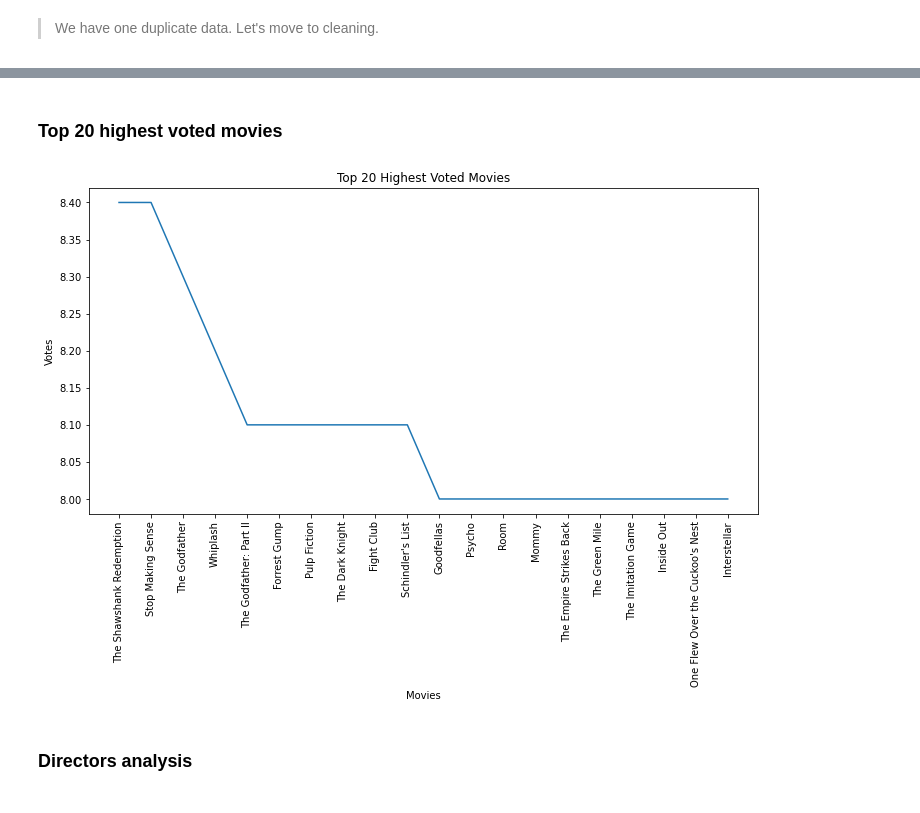
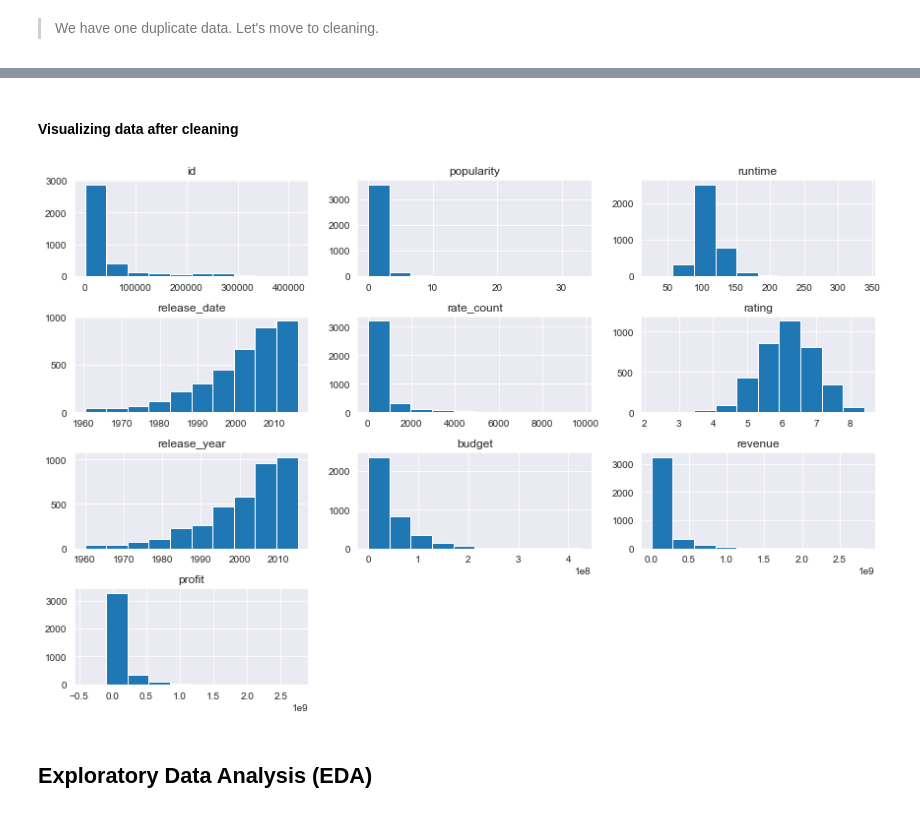
Before and after one commit to mathias-mike/Analyzing-Data, a Jupyter notebook: TMDB Movie Data Analysis/tmdb-movie.ipynb, the cells around one changed output, grey strips where cells are left out. Saved outputs shown, nothing was run; the diff lists cells and outputs as text; code cells hidden in the pictures.

```diff
--- a/TMDB Movie Data Analysis/tmdb-movie.ipynb
+++ b/TMDB Movie Data Analysis/tmdb-movie.ipynb
@@ -335,0 +182,3 @@ def split_column(dframe, column, sep):
+# %%
+df = df.query('budget > 1000 and revenue > 1000')
+df.shape
@@ -335,0 +189,3 @@ def split_column(dframe, column, sep):
+# %%
+df.dropna(inplace=True)
+df.shape
@@ -335,0 +203,6 @@ def split_column(dframe, column, sep):
+# %%
+# First format the release date to mm/dd/yyyy
+for i in df.index:
+    df.loc[i, 'release_date'] = df.release_date[i][:-2] + str(df.release_year[i])
+
+df.head(1)
@@ -335,0 +220,3 @@ def split_column(dframe, column, sep):
+# %%
+df['profit'] = df.revenue - df.budget
+df.shape
@@ -336,17 +246,13 @@ def split_column(dframe, column, sep):
+# %% [markdown]
+#### Visualizing data after cleaning
+# %%
+df.hist(figsize=(12, 8))
+plt.tight_layout();
+# %% [output]
+[figure, added]
+# %% [markdown]
+<a class="anchor" id='eda'></a>
+## Exploratory Data Analysis (EDA)
 # %%
 # Defining standard colors for plot
 std_colors = ['#1f77b4', '#ff7f0e', '#2ca02c', '#d62728', '#9467bd', '#8c564b', '#e377c2', '#7f7f7f', '#bcbd22', '#17becf']
-# %% [markdown]
-### Top 20 highest voted movies
-# %%
-top_20_highest_rated = df.sort_values('vote_average', ascending=False).head(20)
-plt.figure(figsize=(12, 6))
-plt.plot(top_20_highest_rated.original_title, top_20_highest_rated.vote_average)
-plt.title('Top 20 Highest Voted Movies')
-plt.xticks(rotation=90)
-plt.xlabel('Movies')
-plt.ylabel('Votes');
-# %% [output]
-[figure, removed]
-# %% [markdown]
-### Directors analysis
```
Also changed, not shown: parts of 129 cells of this notebook, 2 other files.
